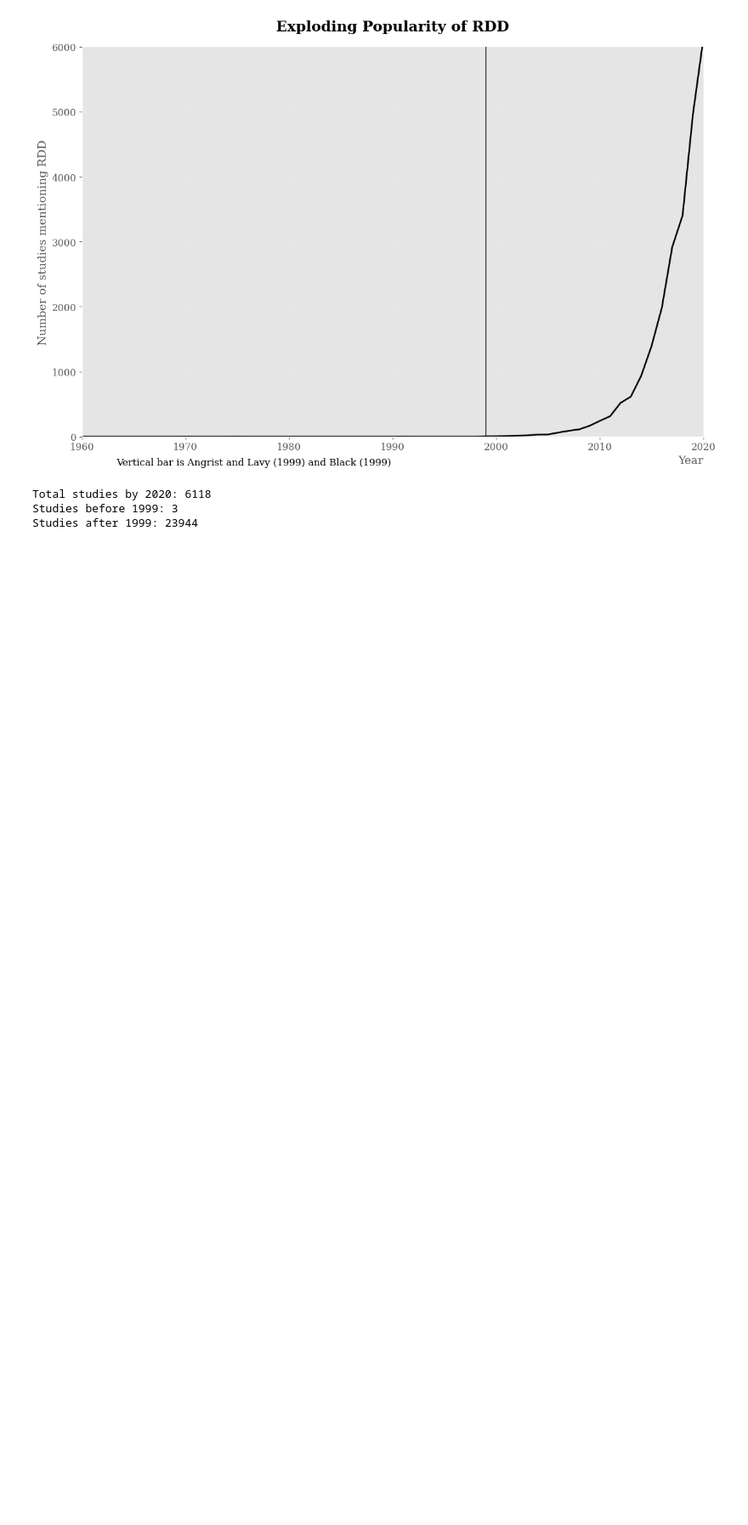
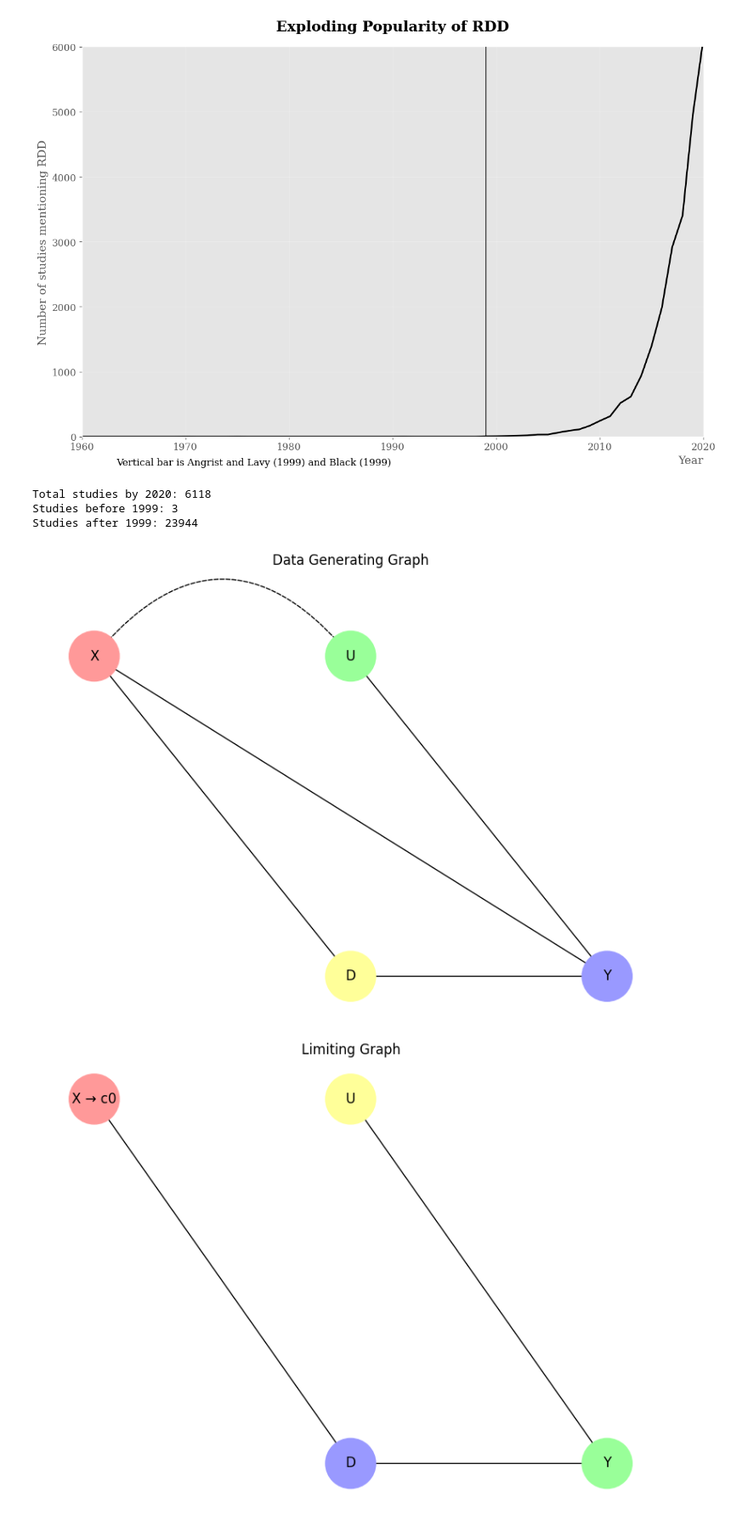
Before and after one commit to kabeerbora/ECON5625, a Jupyter notebook: RDD.ipynb, the cells around one changed output. Shown: that part at 85% size. Cells and saved outputs as stored; diff of their text form; code cells hidden in the pictures; blank space fills up the shorter version.

```diff
--- a/RDD.ipynb
+++ b/RDD.ipynb
@@ -52,3 +52,55 @@ print(f"Studies after 1999: {int(np.sum(rdd_mentions[years >= 1999]))}")
 Total studies by 2020: 6118
 Studies before 1999: 3
 Studies after 1999: 23944
+# %%
+import networkx as nx
+import matplotlib.pyplot as plt
+
+# Create DAG A (Data generating graph)
+G1 = nx.DiGraph()
+G1.add_edges_from([('X', 'U'), ('U', 'Y'), ('X', 'D'), ('X', 'Y'), ('D', 'Y')])
+pos1 = {'X': (0, 1), 'U': (1, 1), 'D': (1, 0), 'Y': (2, 0)}
+colors1 = ['#FF9999', '#99FF99', '#9999FF', '#FFFF99']  # Red, Green, Blue, Yellow
+
+plt.figure(figsize=(8, 6))
+nx.draw_networkx_nodes(G1, pos1, node_color=colors1, node_size=2000)
+
+# Create custom labels with X → c0
+labels1 = {'X': 'X', 'U': 'U', 'D': 'D', 'Y': 'Y'}
+nx.draw_networkx_labels(G1, pos1, labels=labels1, font_size=12)
+
+# Draw edges with arrowheads
+nx.draw_networkx_edges(G1, pos1, edgelist=[('U', 'Y'), ('X', 'D'), ('X', 'Y'), ('D', 'Y')],
+                       arrows=True, arrowstyle='-|>', arrowsize=20)
+nx.draw_networkx_edges(G1, pos1, edgelist=[('X', 'U')], connectionstyle='arc3,rad=-0.6',
+                       style='dashed', arrows=True, arrowstyle='-|>', arrowsize=20)
+
+plt.title('Data Generating Graph')
+plt.axis('off')
+plt.tight_layout()
+plt.show()
+
+# Create DAG B (Limiting graph)
+G2 = nx.DiGraph()
+G2.add_edges_from([('X', 'D'), ('D', 'Y'), ('U', 'Y')])
+pos2 = {'X': (0, 1), 'D': (1, 0), 'U': (1, 1), 'Y': (2, 0)}
+colors2 = ['#FF9999', '#9999FF', '#99FF99', '#FFFF99']  # Red, Blue, Green, Yellow
+
+plt.figure(figsize=(8, 6))
+nx.draw_networkx_nodes(G2, pos2, node_color=colors2, node_size=2000)
+
+# Create custom labels with X → c0
+labels2 = {'X': 'X → c0', 'U': 'U', 'D': 'D', 'Y': 'Y'}
+nx.draw_networkx_labels(G2, pos2, labels=labels2, font_size=12)
+
+# Draw edges with arrowheads
+nx.draw_networkx_edges(G2, pos2, edgelist=[('X', 'D'), ('D', 'Y'), ('U', 'Y')],
+                       arrows=True, arrowstyle='-|>', arrowsize=20)
+
+plt.title('Limiting Graph')
+plt.axis('off')
+plt.tight_layout()
+plt.show()
+# %% [output]
+[figure, added]
+[figure, added]
```
